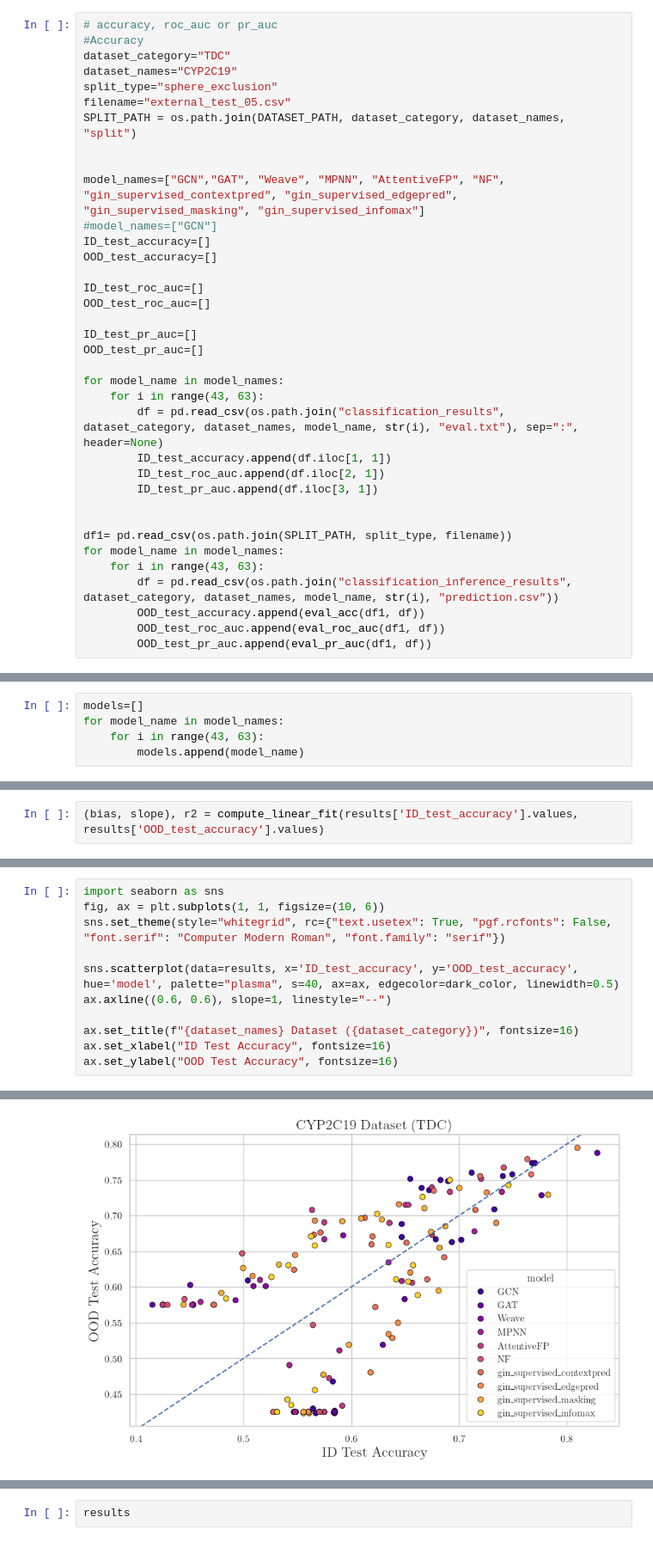
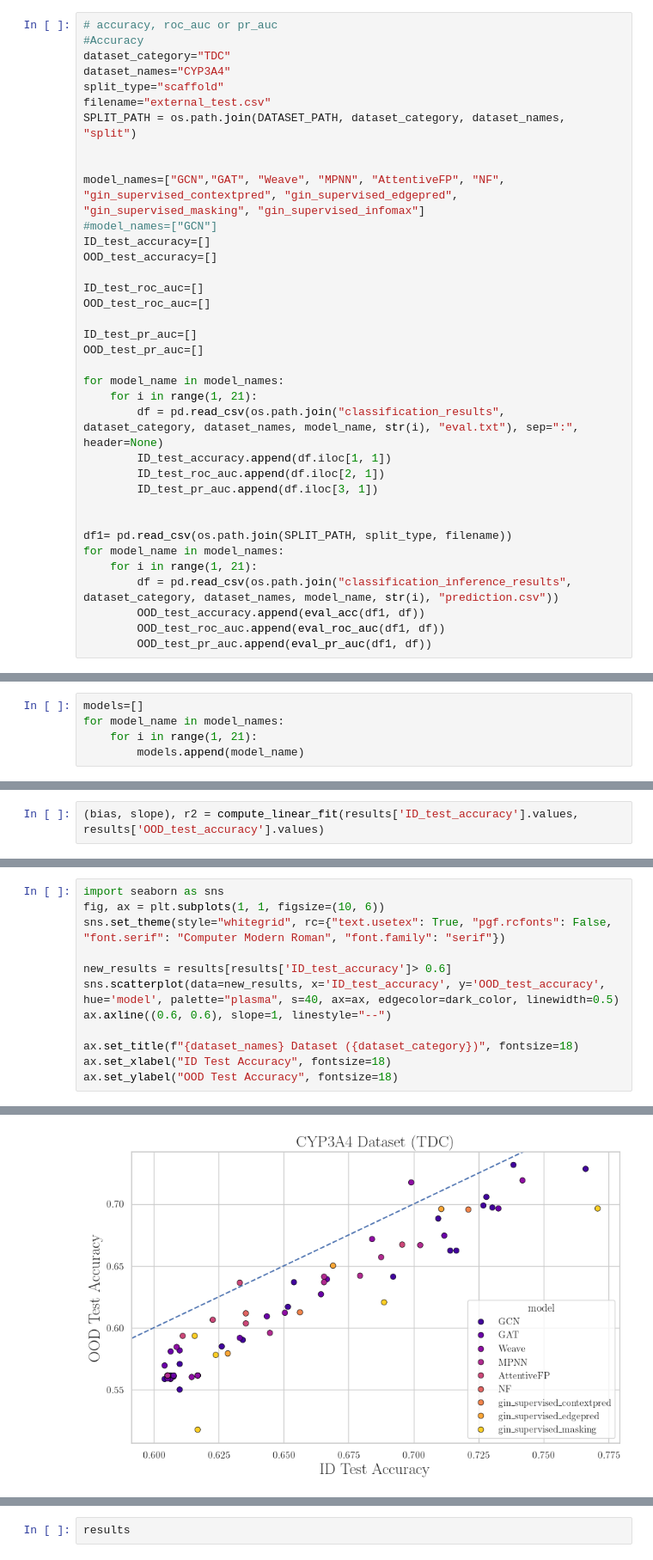
Before and after one commit to HFooladi/ALineMol, a Jupyter notebook: notebooks/example.ipynb, the cells around one changed output, grey strips where cells are left out. Shown at 86% size. Saved outputs shown, nothing was run; the diff lists cells and outputs as text.

```diff
--- a/notebooks/example.ipynb
+++ b/notebooks/example.ipynb
@@ -240,9 +240,9 @@ trained_model_path
 # accuracy, roc_auc or pr_auc
 #Accuracy
 dataset_category="TDC"
-dataset_names="CYP2C19"
-split_type="sphere_exclusion"
-filename="external_test_05.csv"
+dataset_names="CYP3A4"
+split_type="scaffold"
+filename="external_test.csv"
 SPLIT_PATH = os.path.join(DATASET_PATH, dataset_category, dataset_names, "split")
 
 
@@ -258,7 +258,7 @@ ID_test_pr_auc=[]
 OOD_test_pr_auc=[]
 
 for model_name in model_names:
-    for i in range(43, 63):
+    for i in range(1, 21):
         df = pd.read_csv(os.path.join("classification_results", dataset_category, dataset_names, model_name, str(i), "eval.txt"), sep=":", header=None)
         ID_test_accuracy.append(df.iloc[1, 1])
         ID_test_roc_auc.append(df.iloc[2, 1])
@@ -267,7 +267,7 @@ for model_name in model_names:
 
 df1= pd.read_csv(os.path.join(SPLIT_PATH, split_type, filename))
 for model_name in model_names:
-    for i in range(43, 63):
+    for i in range(1, 21):
         df = pd.read_csv(os.path.join("classification_inference_results", dataset_category, dataset_names, model_name, str(i), "prediction.csv"))
         OOD_test_accuracy.append(eval_acc(df1, df))
         OOD_test_roc_auc.append(eval_roc_auc(df1, df))
@@ -290,7 +290,7 @@ print(len(OOD_test_pr_auc))
 # %%
 models=[]
 for model_name in model_names:
-    for i in range(43, 63):
+    for i in range(1, 21):
         models.append(model_name)
 # %%
 results = pd.DataFrame({"ID_test_accuracy": ID_test_accuracy, "OOD_test_accuracy": OOD_test_accuracy, "ID_test_roc_auc": ID_test_roc_auc, "OOD_test_roc_auc": OOD_test_roc_auc, "ID_test_pr_auc": ID_test_pr_auc, "OOD_test_pr_auc": OOD_test_pr_auc, "model": models})
@@ -379,14 +379,15 @@ Text(0, 0.5, 'OOD Test Accuracy')
 # %%
 import seaborn as sns
 fig, ax = plt.subplots(1, 1, figsize=(10, 6))
 sns.set_theme(style="whitegrid", rc={"text.usetex": True, "pgf.rcfonts": False, "font.serif": "Computer Modern Roman", "font.family": "serif"})
 
-sns.scatterplot(data=results, x='ID_test_accuracy', y='OOD_test_accuracy', hue='model', palette="plasma", s=40, ax=ax, edgecolor=dark_color, linewidth=0.5)
+new_results = results[results['ID_test_accuracy']> 0.6]
+sns.scatterplot(data=new_results, x='ID_test_accuracy', y='OOD_test_accuracy', hue='model', palette="plasma", s=40, ax=ax, edgecolor=dark_color, linewidth=0.5)
 ax.axline((0.6, 0.6), slope=1, linestyle="--")
 
-ax.set_title(f"{dataset_names} Dataset ({dataset_category})", fontsize=16)
-ax.set_xlabel("ID Test Accuracy", fontsize=16)
-ax.set_ylabel("OOD Test Accuracy", fontsize=16)
+ax.set_title(f"{dataset_names} Dataset ({dataset_category})", fontsize=18)
+ax.set_xlabel("ID Test Accuracy", fontsize=18)
+ax.set_ylabel("OOD Test Accuracy", fontsize=18)
 # %% [output]
 Text(0, 0.5, 'OOD Test Accuracy')
-[figure, old version]
+[figure, new version]
```
Also changed, not shown: parts of 12 cells of this notebook, 4 other files.
